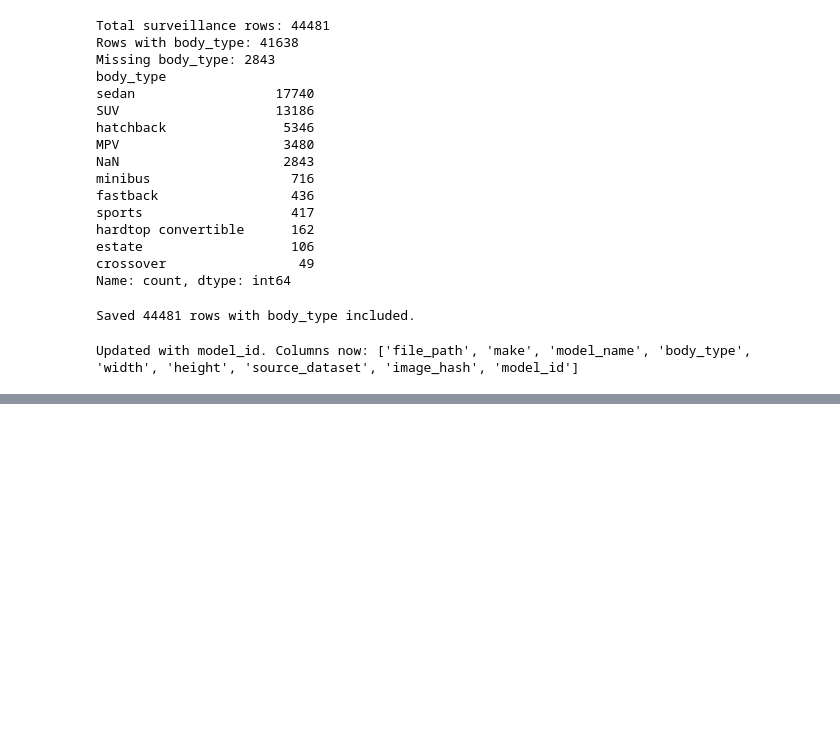
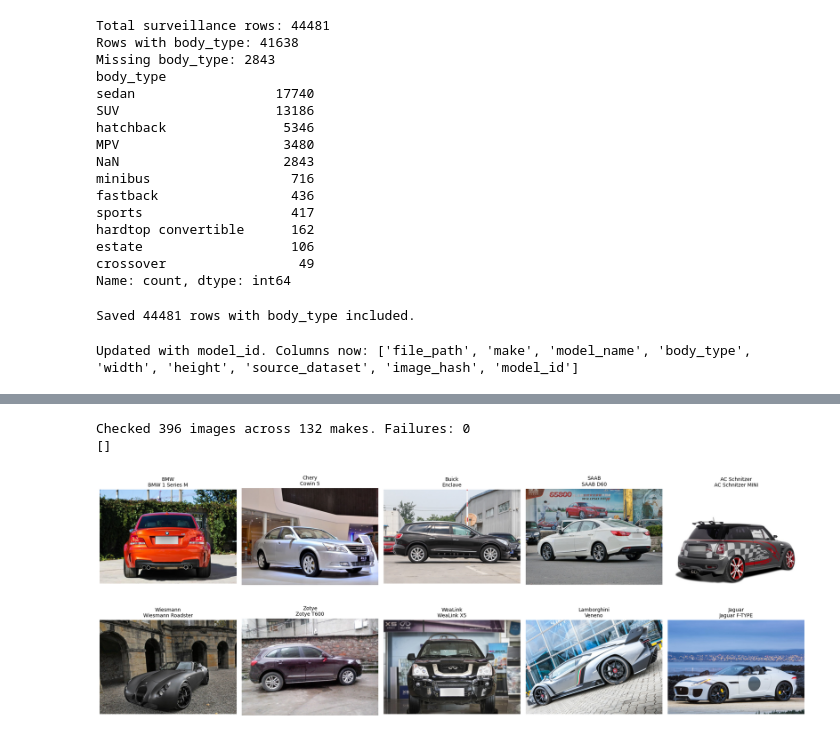
Before and after one commit to 36127-iLab06-AutoVision/AutoVision_Model_Development, a Jupyter notebook: notebooks/Compcars+surv.ipynb, the cells around one changed output, grey strips where cells are left out. Cells and saved outputs as stored; diff of their text form; code cells hidden in the pictures; blank space fills up the shorter version.

```diff
--- a/notebooks/Compcars+surv.ipynb
+++ b/notebooks/Compcars+surv.ipynb
@@ -485,0 +558,16 @@ Updated with model_id. Columns now: ['file_path', 'make', 'model_name', 'body_ty
+# %%
+rows = []
+for mk, g in sv.groupby(sv['make'].str.strip()):
+    k = len(mk.split())
+    prefixes = g['model'].dropna().str.split().str[:k].str.join(' ')
+    if prefixes.empty:
+        continue
+    top, n = Counter(prefixes).most_common(1)[0]
+    share = n / len(prefixes)
+    edits = DamerauLevenshtein.distance(top.lower(), mk.lower())
+    if top != mk and edits <= 2 and share >= 0.4:
+        rows.append({'make': mk, 'models_start_with': top, 'share': round(share, 2), 'edits': edits, 'rows': len(g)})
+print(pd.DataFrame(rows))
+
+print("\nAll makes:")
+print(sorted(sv['make'].str.strip().dropna().unique()))
@@ -485,0 +727,33 @@ Updated with model_id. Columns now: ['file_path', 'make', 'model_name', 'body_ty
+# %%
+from PIL import Image
+
+sample = v2.groupby('make', group_keys=False).apply(lambda g: g.sample(min(3, len(g)), random_state=1))
+bad = []
+for _, r in sample.iterrows():
+    try:
+        with Image.open(r['file_path']) as im:
+            im.verify()
+    except Exception as e:
+        bad.append((r['make'], r['file_path'], str(e)[:60]))
+
+print(f"Checked {len(sample)} images across {sample['make'].nunique()} makes. Failures: {len(bad)}")
+print(bad[:10])
+# %% [output]
+Checked 396 images across 132 makes. Failures: 0
+[]
+# %%
+import matplotlib.pyplot as plt
+
+fixed = ['BMW', 'Chery', 'Buick', 'SAAB', 'AC Schnitzer', 'Wiesmann', 'Zotye', 'WeaLink', 'Lamborghini', 'Jaguar']
+fig, axes = plt.subplots(2, 5, figsize=(20, 8))
+for ax, mk in zip(axes.flatten(), fixed):
+    sub = v2[v2['make'] == mk]
+    if sub.empty:
+        ax.set_title(f'{mk}: no rows'); ax.axis('off'); continue
+    r = sub.sample(1, random_state=2).iloc[0]
+    ax.imshow(Image.open(r['file_path']))
+    ax.set_title(f"{r['make']}\n{r['model_name']}", fontsize=10)
+    ax.axis('off')
+plt.tight_layout(); plt.show()
+# %% [output]
+[figure, added]
```
Also changed, not shown: parts of 10 cells of this notebook.
